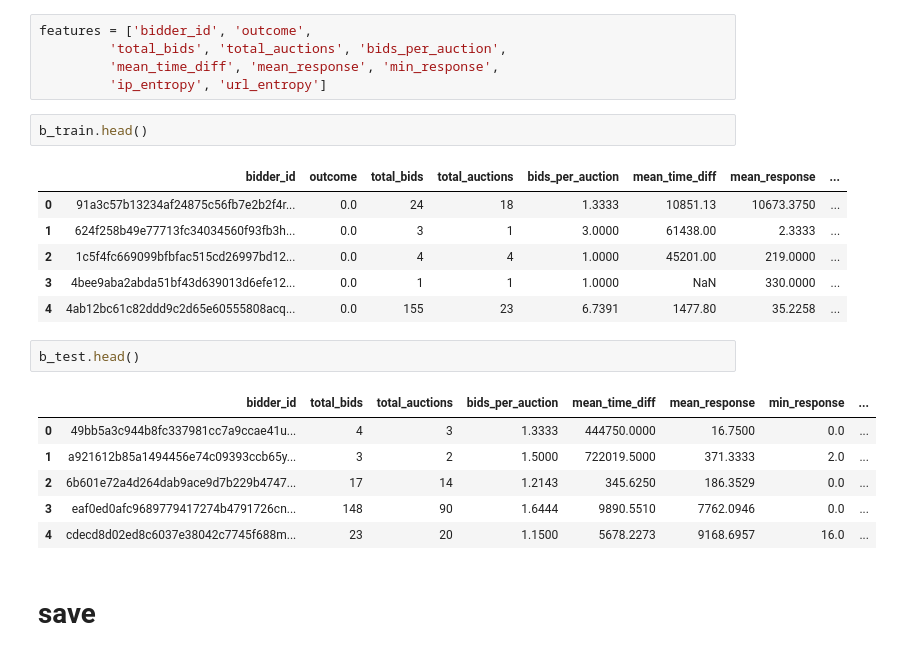
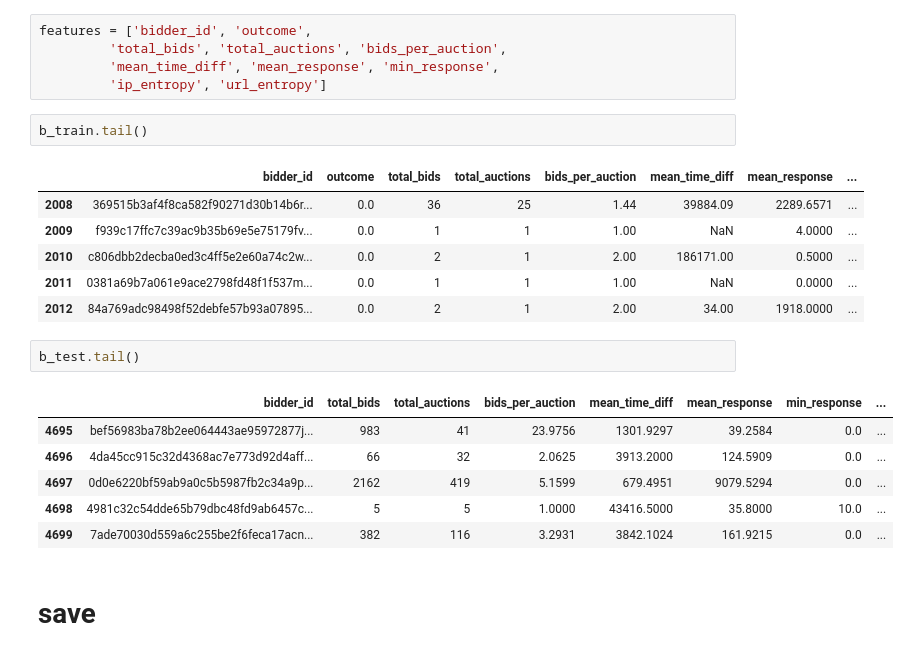
Before and after one commit to ylochman/Kaggle-Human-or-Robot, a Jupyter notebook: preprocessing.ipynb, the cells around one changed output. Cells and saved outputs as stored; diff of their text form.

```diff
--- a/preprocessing.ipynb
+++ b/preprocessing.ipynb
@@ -280,23 +273,23 @@ features = ['bidder_id', 'outcome',
          'mean_time_diff', 'mean_response', 'min_response',
          'ip_entropy', 'url_entropy']
 # %%
-b_train.head()
+b_train.tail()
 # %% [output]
 |  | bidder_id | outcome | total_bids | total_auctions | bids_per_auction | mean_time_diff | mean_response | ... |
-| 0 | 91a3c57b13234af24875c56fb7e2b2f4r... | 0.0 | 24 | 18 | 1.3333 | 10851.13 | 10673.3750 | ... |
-| 1 | 624f258b49e77713fc34034560f93fb3h... | 0.0 | 3 | 1 | 3.0000 | 61438.00 | 2.3333 | ... |
-| 2 | 1c5f4fc669099bfbfac515cd26997bd12... | 0.0 | 4 | 4 | 1.0000 | 45201.00 | 219.0000 | ... |
-| 3 | 4bee9aba2abda51bf43d639013d6efe12... | 0.0 | 1 | 1 | 1.0000 | NaN | 330.0000 | ... |
-| 4 | 4ab12bc61c82ddd9c2d65e60555808acq... | 0.0 | 155 | 23 | 6.7391 | 1477.80 | 35.2258 | ... |
+| 2008 | 369515b3af4f8ca582f90271d30b14b6r... | 0.0 | 36 | 25 | 1.44 | 39884.09 | 2289.6571 | ... |
+| 2009 | f939c17ffc7c39ac9b35b69e5e75179fv... | 0.0 | 1 | 1 | 1.00 | NaN | 4.0000 | ... |
+| 2010 | c806dbb2decba0ed3c4ff5e2e60a74c2w... | 0.0 | 2 | 1 | 2.00 | 186171.00 | 0.5000 | ... |
+| 2011 | 0381a69b7a061e9ace2798fd48f1f537m... | 0.0 | 1 | 1 | 1.00 | NaN | 0.0000 | ... |
+| 2012 | 84a769adc98498f52debfe57b93a07895... | 0.0 | 2 | 1 | 2.00 | 34.00 | 1918.0000 | ... |
 # %%
-b_test.head()
+b_test.tail()
 # %% [output]
 |  | bidder_id | total_bids | total_auctions | bids_per_auction | mean_time_diff | mean_response | min_response | ... |
-| 0 | 49bb5a3c944b8fc337981cc7a9ccae41u... | 4 | 3 | 1.3333 | 444750.0000 | 16.7500 | 0.0 | ... |
-| 1 | a921612b85a1494456e74c09393ccb65y... | 3 | 2 | 1.5000 | 722019.5000 | 371.3333 | 2.0 | ... |
-| 2 | 6b601e72a4d264dab9ace9d7b229b4747... | 17 | 14 | 1.2143 | 345.6250 | 186.3529 | 0.0 | ... |
-| 3 | eaf0ed0afc9689779417274b4791726cn... | 148 | 90 | 1.6444 | 9890.5510 | 7762.0946 | 0.0 | ... |
-| 4 | cdecd8d02ed8c6037e38042c7745f688m... | 23 | 20 | 1.1500 | 5678.2273 | 9168.6957 | 16.0 | ... |
+| 4695 | bef56983ba78b2ee064443ae95972877j... | 983 | 41 | 23.9756 | 1301.9297 | 39.2584 | 0.0 | ... |
+| 4696 | 4da45cc915c32d4368ac7e773d92d4aff... | 66 | 32 | 2.0625 | 3913.2000 | 124.5909 | 0.0 | ... |
+| 4697 | 0d0e6220bf59ab9a0c5b5987fb2c34a9p... | 2162 | 419 | 5.1599 | 679.4951 | 9079.5294 | 0.0 | ... |
+| 4698 | 4981c32c54dde65b79dbc48fd9ab6457c... | 5 | 5 | 1.0000 | 43416.5000 | 35.8000 | 10.0 | ... |
+| 4699 | 7ade70030d559a6c255be2f6feca17acn... | 382 | 116 | 3.2931 | 3842.1024 | 161.9215 | 0.0 | ... |
 # %% [markdown]
 # save
 # %%
```
Also changed, not shown: parts of 4 cells of this notebook.
